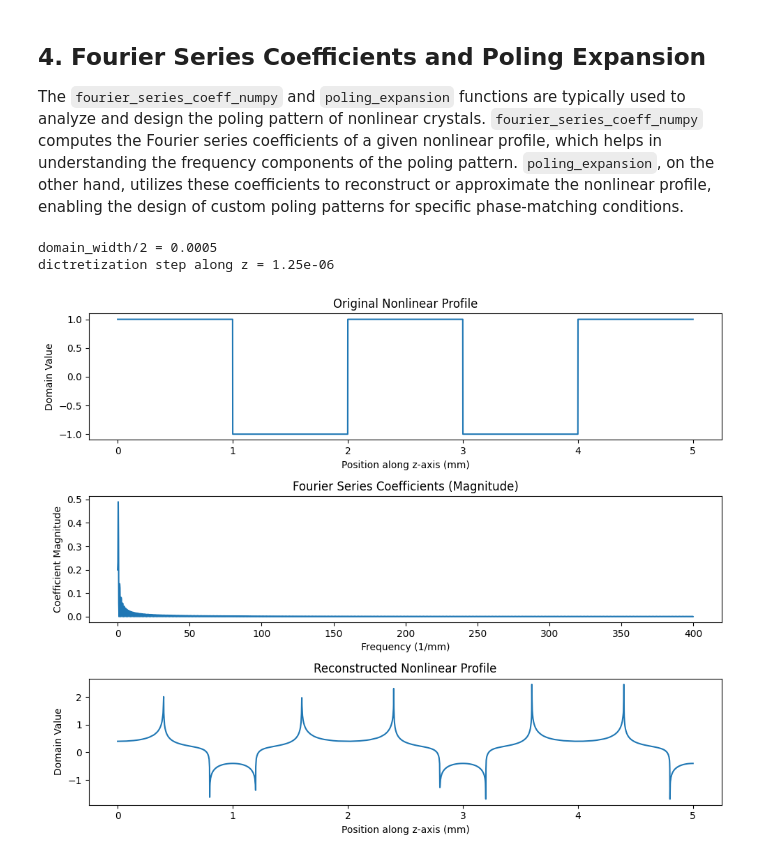
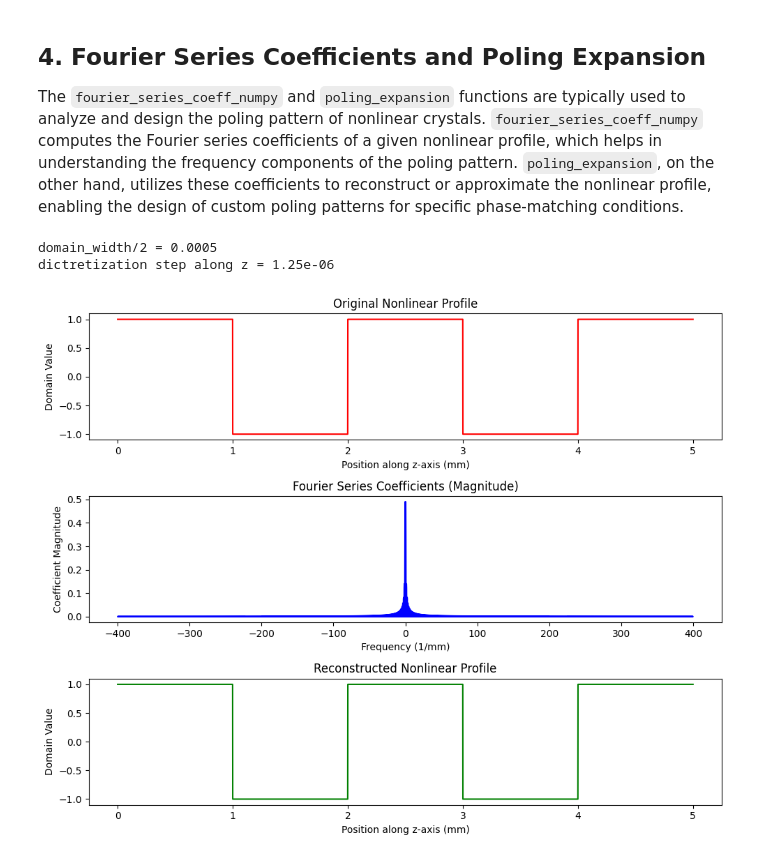
Before and after one commit to colinDietrich/ParaTune, a Jupyter notebook: example_crystal.ipynb, the cells around one changed output. Saved outputs shown, nothing was run; the diff lists cells and outputs as text; code cells hidden in the pictures.

Commit message:
changes to example crystal use

```diff
--- a/example_crystal.ipynb
+++ b/example_crystal.ipynb
@@ -183,38 +184,38 @@ crystal_spdc = SPDCCrystal(config, medium, nz, 1064e-9,
 # Calculate Fourier series coefficients
 n = len(crystal_spdc.z_grid)
 parameters_spdc = np.array(crystal_spdc.poling_function(np.array(crystal_spdc.domain_values)), dtype=np.float32)[:len(crystal_spdc.z_grid)]
-coefficients = crystal_spdc.fourier_series_coeff_numpy(parameters_spdc)[:n//2]
-freq = np.fft.fftfreq(n, d=crystal_spdc.discretization_step_z*1e3)[:n//2]
+coefficients = crystal_spdc.fourier_series_coeff_numpy(parameters_spdc)
+freq = np.fft.fftfreq(n, d=crystal_spdc.discretization_step_z*1e3)
 
 # Use coefficients to reconstruct or approximate the nonlinear profile
-reconstructed_profile = crystal_spdc.poling_expansion(coefficients, crystal_spdc.domain_width, crystal_spdc.z_grid)
+reconstructed_profile = crystal_spdc.poling_expansion(coefficients)
 
 # Plotting
 fig, ax = plt.subplots(3, 1, figsize=(10, 8))
 
 # Original domain values
-ax[0].plot(crystal_spdc.z_grid*1e3, parameters_spdc)
+ax[0].plot(crystal_spdc.z_grid*1e3, parameters_spdc, color='r')
 ax[0].set_title('Original Nonlinear Profile')
 ax[0].set_ylabel('Domain Value')
 ax[0].set_xlabel('Position along z-axis (mm)')
 
 # Fourier series coefficients (magnitude)
 coeff_magnitudes = np.abs(coefficients)
-ax[1].plot(freq, coeff_magnitudes)
+ax[1].plot(freq, coeff_magnitudes, color='b')
 ax[1].set_title('Fourier Series Coefficients (Magnitude)')
 ax[1].set_ylabel('Coefficient Magnitude')
 ax[1].set_xlabel('Frequency (1/mm)')
 
 # Fourier series coefficients (magnitude)
 coeff_magnitudes = np.abs(coefficients)
-ax[2].plot(crystal_spdc.z_grid*1e3, reconstructed_profile)
+ax[2].plot(crystal_spdc.z_grid*1e3, reconstructed_profile, color='g')
 ax[2].set_title('Reconstructed Nonlinear Profile')
 ax[2].set_ylabel('Domain Value')
 ax[2].set_xlabel('Position along z-axis (mm)')
 
 plt.tight_layout()
 plt.show()
 # %% [output]
 domain_width/2 = 0.0005
 dictretization step along z = 1.25e-06
-[figure, old version]
+[figure, new version]
```
Also changed, not shown: parts of 5 cells of this notebook.
